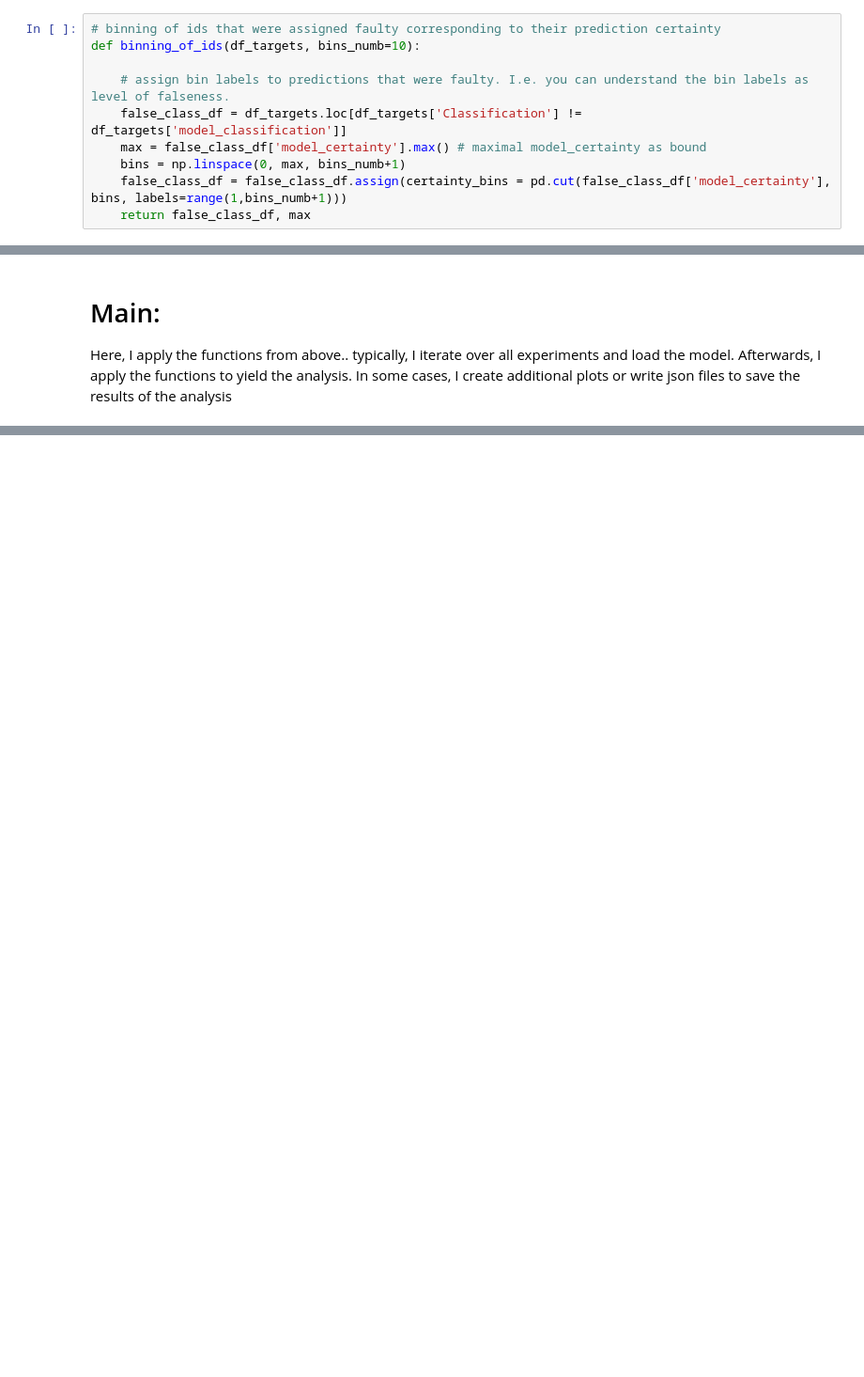
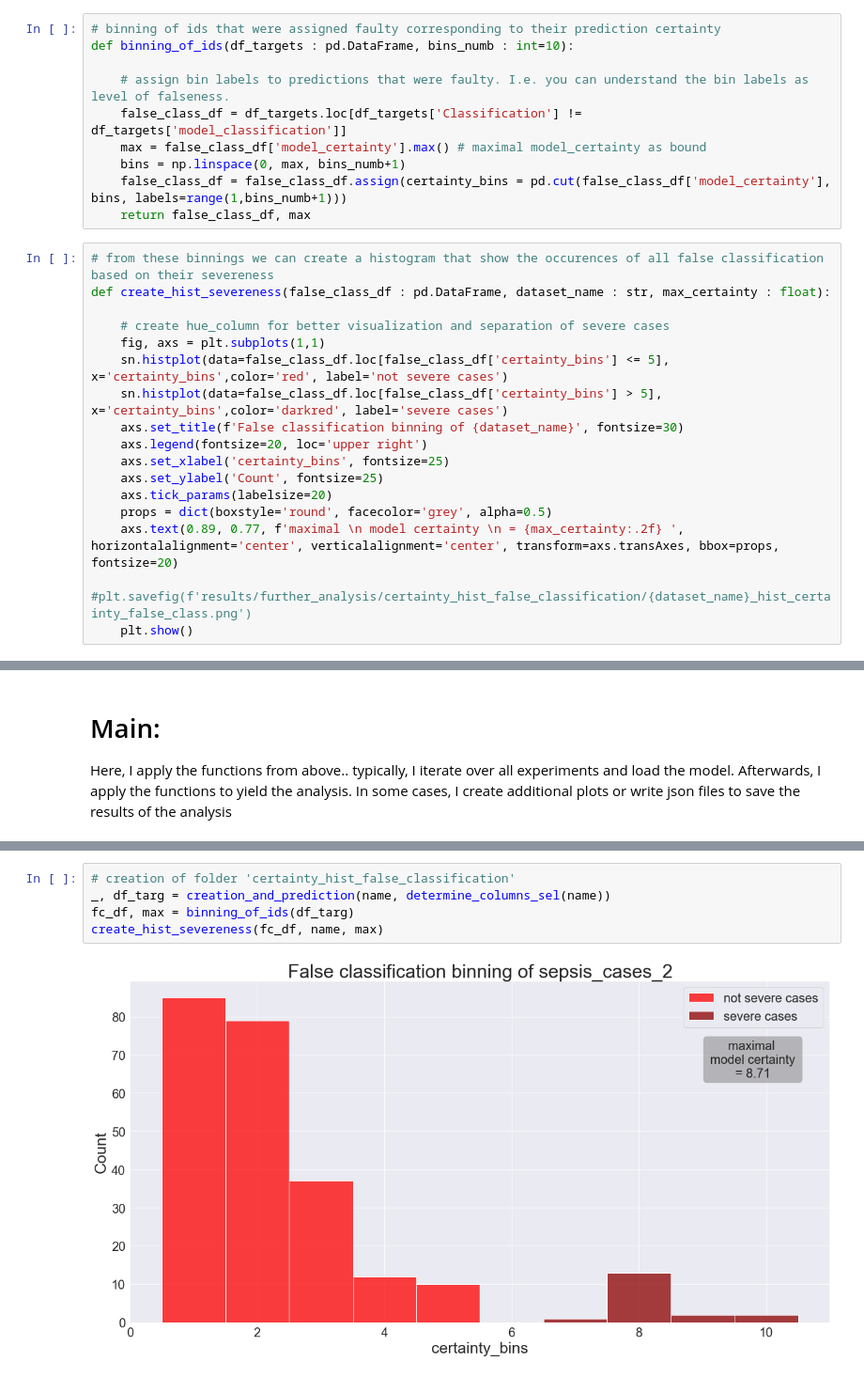
Before and after one commit to lucky-luke-98/PPM_Seminar, a Jupyter notebook: further_analysis.ipynb, the cells around one changed output, grey strips where cells are left out. Shown: that part at 94% size. Cells and saved outputs as stored; diff of their text form; blank space fills up the shorter version.

```diff
--- a/further_analysis.ipynb
+++ b/further_analysis.ipynb
@@ -83,7 +83,7 @@ def histplot_model_certainty(df_features, df_targets, dataset_name):
     plt.show()
 # %%
 # binning of ids that were assigned faulty corresponding to their prediction certainty
-def binning_of_ids(df_targets, bins_numb=10):
+def binning_of_ids(df_targets : pd.DataFrame, bins_numb : int=10):
 
     # assign bin labels to predictions that were faulty. I.e. you can understand the bin labels as level of falseness.
     false_class_df = df_targets.loc[df_targets['Classification'] != df_targets['model_classification']]
@@ -91,5 +91,22 @@ def binning_of_ids(df_targets, bins_numb=10):
     bins = np.linspace(0, max, bins_numb+1)
     false_class_df = false_class_df.assign(certainty_bins = pd.cut(false_class_df['model_certainty'], bins, labels=range(1,bins_numb+1)))
     return false_class_df, max
+# %%
+# from these binnings we can create a histogram that show the occurences of all false classification based on their severeness
+def create_hist_severeness(false_class_df : pd.DataFrame, dataset_name : str, max_certainty : float):
+
+    # create hue_column for better visualization and separation of severe cases
+    fig, axs = plt.subplots(1,1)
+    sn.histplot(data=false_class_df.loc[false_class_df['certainty_bins'] <= 5], x='certainty_bins',color='red', label='not severe cases')
+    sn.histplot(data=false_class_df.loc[false_class_df['certainty_bins'] > 5], x='certainty_bins',color='darkred', label='severe cases')
+    axs.set_title(f'False classification binning of {dataset_name}', fontsize=30)
+    axs.legend(fontsize=20, loc='upper right')
+    axs.set_xlabel('certainty_bins', fontsize=25)
+    axs.set_ylabel('Count', fontsize=25)
+    axs.tick_params(labelsize=20)
+    props = dict(boxstyle='round', facecolor='grey', alpha=0.5)
+    axs.text(0.89, 0.77, f'maximal \n model certainty \n = {max_certainty:.2f} ', horizontalalignment='center', verticalalignment='center', transform=axs.transAxes, bbox=props, fontsize=20)
+    #plt.savefig(f'results/further_analysis/certainty_hist_false_classification/{dataset_name}_hist_certainty_false_class.png')
+    plt.show()
 # %%
 # from the previous binning we can check which cases were bad (certainty_bins > level). Let's check the case_ids (from event log) and the dataset_ids (in csv-file) and create a dict for them
@@ -135,0 +167,7 @@ In some cases, I create additional plots or write json files to save the results
+# %%
+# creation of folder 'certainty_hist_false_classification'
+_, df_targ = creation_and_prediction(name, determine_columns_sel(name))
+fc_df, max = binning_of_ids(df_targ)
+create_hist_severeness(fc_df, name, max)
+# %% [output]
+[figure, added]
```
Also changed, not shown: parts of 14 cells of this notebook, 26 other files.
